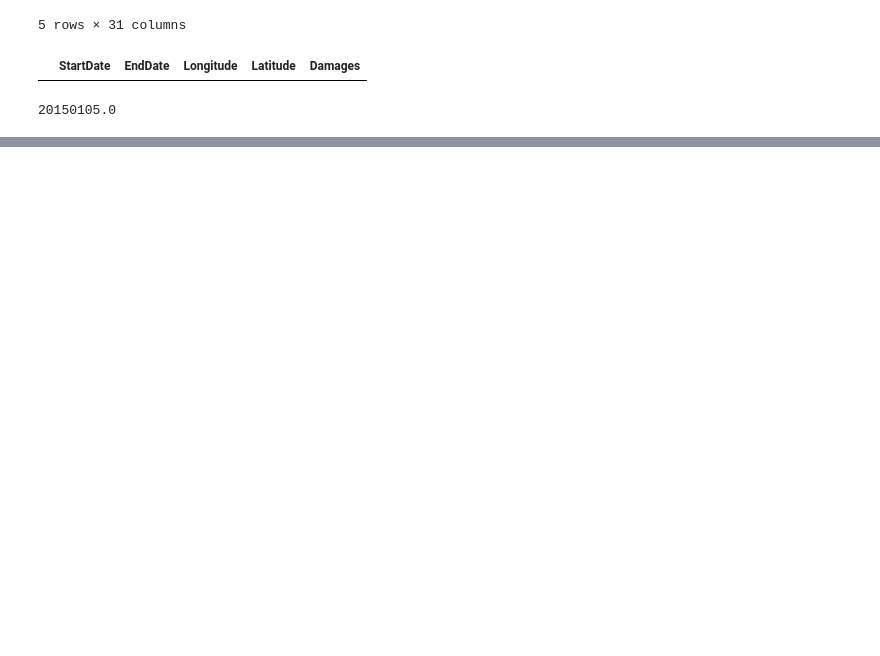
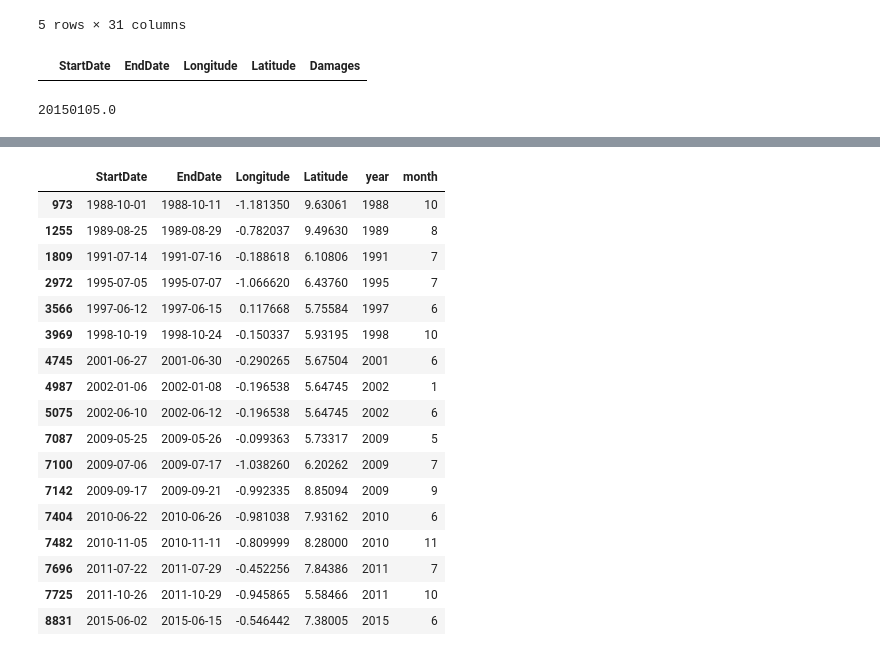
Before and after one commit to doski-codes/azubi-hackathon, a Jupyter notebook: Hackathon.ipynb, the cells around one changed output, grey strips where cells are left out. Cells and saved outputs as stored; diff of their text form; code cells hidden in the pictures; blank space fills up the shorter version.

```diff
--- a/Hackathon.ipynb
+++ b/Hackathon.ipynb
@@ -599,0 +747,23 @@ gh_flood
+# %%
+gh_flood['year'] = pd.DatetimeIndex(gh_flood['StartDate']).year
+gh_flood['month'] = pd.DatetimeIndex(gh_flood['StartDate']).month
+gh_flood
+# %% [output]
+|  | StartDate | EndDate | Longitude | Latitude | year | month |
+| 973 | 1988-10-01 | 1988-10-11 | -1.181350 | 9.63061 | 1988 | 10 |
+| 1255 | 1989-08-25 | 1989-08-29 | -0.782037 | 9.49630 | 1989 | 8 |
+| 1809 | 1991-07-14 | 1991-07-16 | -0.188618 | 6.10806 | 1991 | 7 |
+| 2972 | 1995-07-05 | 1995-07-07 | -1.066620 | 6.43760 | 1995 | 7 |
+| 3566 | 1997-06-12 | 1997-06-15 | 0.117668 | 5.75584 | 1997 | 6 |
+| 3969 | 1998-10-19 | 1998-10-24 | -0.150337 | 5.93195 | 1998 | 10 |
+| 4745 | 2001-06-27 | 2001-06-30 | -0.290265 | 5.67504 | 2001 | 6 |
+| 4987 | 2002-01-06 | 2002-01-08 | -0.196538 | 5.64745 | 2002 | 1 |
+| 5075 | 2002-06-10 | 2002-06-12 | -0.196538 | 5.64745 | 2002 | 6 |
+| 7087 | 2009-05-25 | 2009-05-26 | -0.099363 | 5.73317 | 2009 | 5 |
+| 7100 | 2009-07-06 | 2009-07-17 | -1.038260 | 6.20262 | 2009 | 7 |
+| 7142 | 2009-09-17 | 2009-09-21 | -0.992335 | 8.85094 | 2009 | 9 |
+| 7404 | 2010-06-22 | 2010-06-26 | -0.981038 | 7.93162 | 2010 | 6 |
+| 7482 | 2010-11-05 | 2010-11-11 | -0.809999 | 8.28000 | 2010 | 11 |
+| 7696 | 2011-07-22 | 2011-07-29 | -0.452256 | 7.84386 | 2011 | 7 |
+| 7725 | 2011-10-26 | 2011-10-29 | -0.945865 | 5.58466 | 2011 | 10 |
+| 8831 | 2015-06-02 | 2015-06-15 | -0.546442 | 7.38005 | 2015 | 6 |
```
Also changed, not shown: parts of 23 cells of this notebook.
